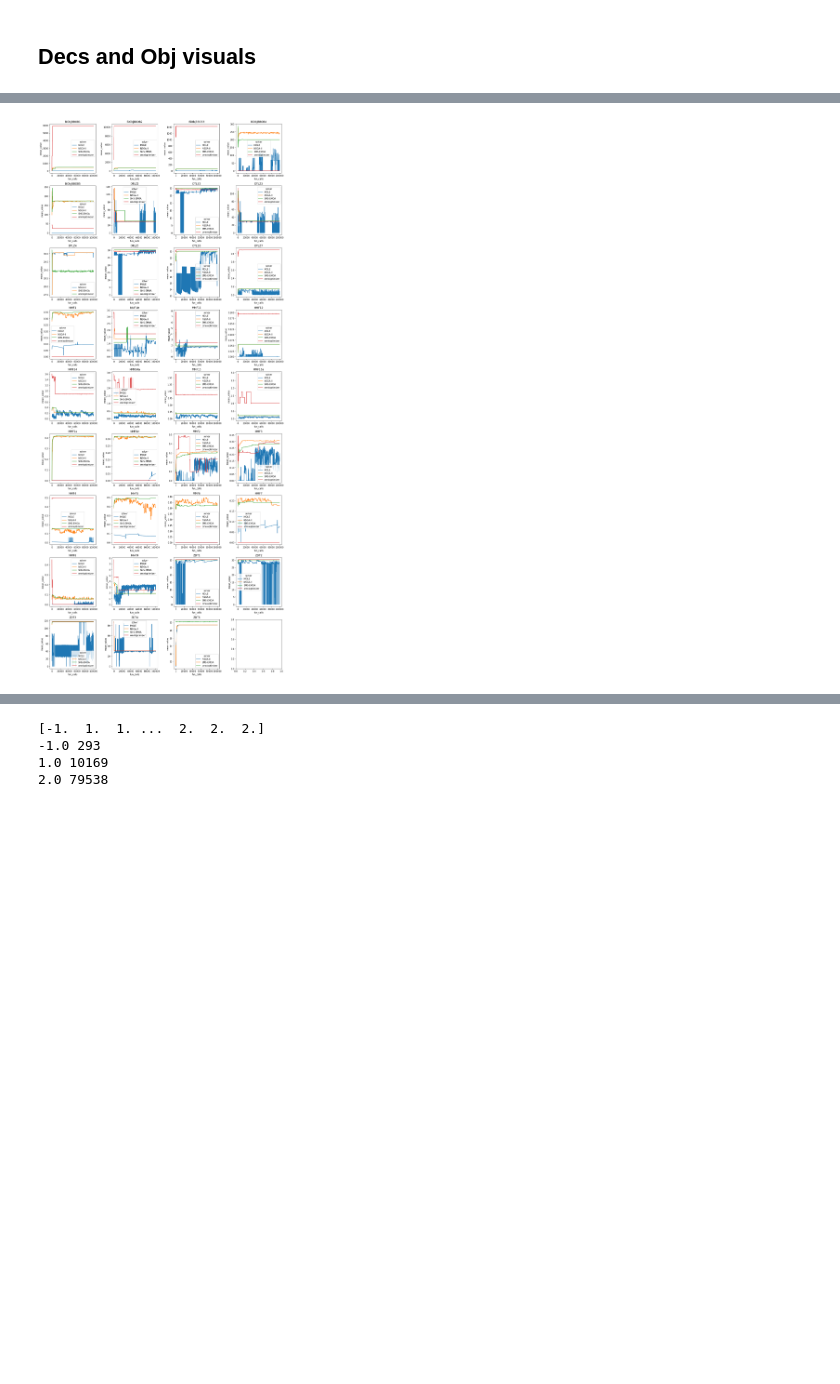
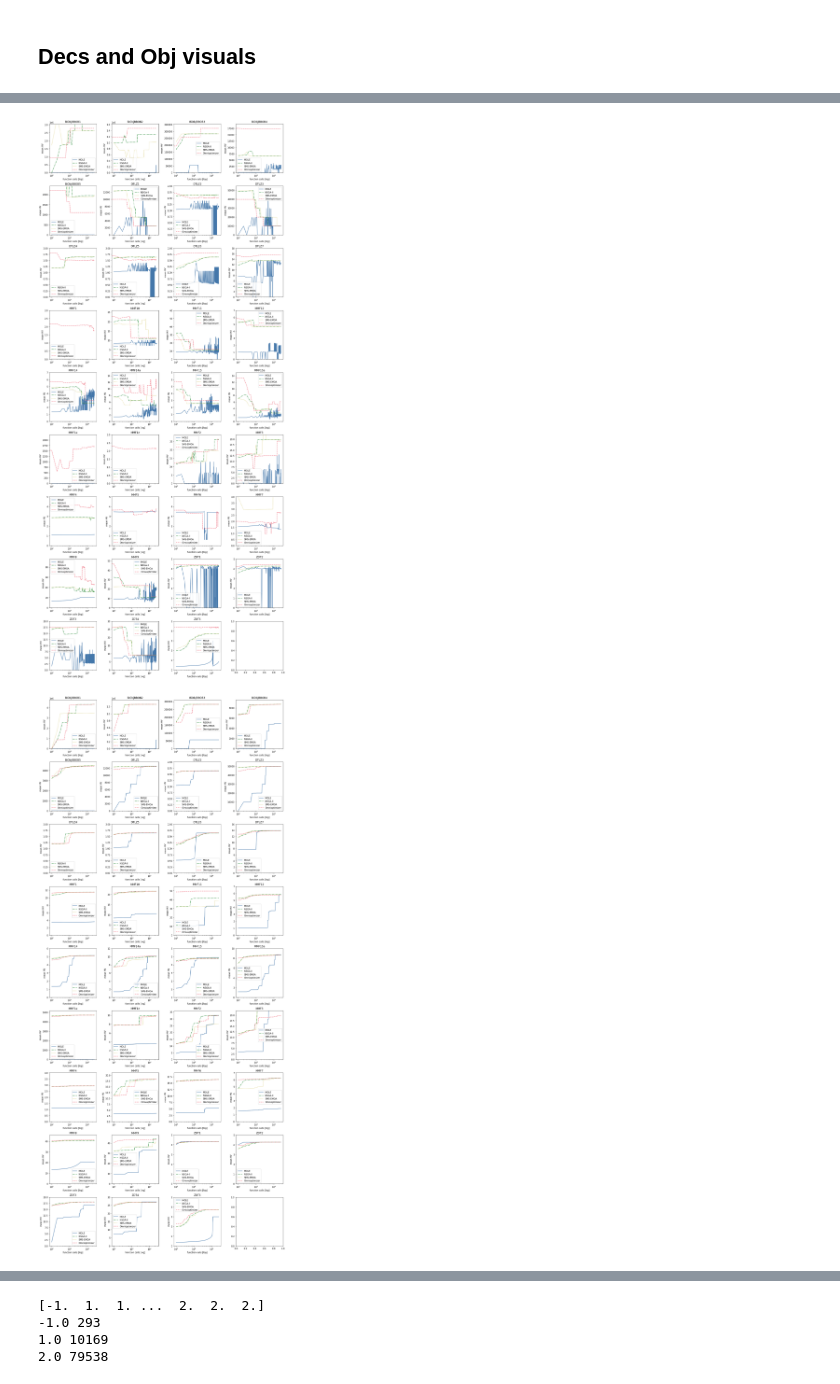
Before and after one commit to jeroenrook/BBE-experiments, a Jupyter notebook: experiments/03initialvisualisations/Analysis.ipynb, the cells around one changed output, grey strips where cells are left out. Saved outputs shown, nothing was run; the diff lists cells and outputs as text; code cells hidden in the pictures; blank space fills up the shorter version.

```diff
--- a/experiments/03initialvisualisations/Analysis.ipynb
+++ b/experiments/03initialvisualisations/Analysis.ipynb
@@ -55,5 +55,5 @@ df[df["solver"] == "omnioptimizer"]
 # %%
-tdf = df[(df["ABSE.HV.MEAN"] != 0) & (df["ABSE.JF.HV.MEAN"] == 0)]
+tdf = df
 tdf.groupby(["solver","instance"]).size().unstack("solver")
 # %% [output]
 | solver | MOLE | NSGA-II | SMS-EMOA | omnioptimizer |
@@ -77,9 +77,9 @@ tdf.groupby(["solver","instance"]).size().unstack("solver")
 # %%
 for solver, gdf in df.groupby("solver"):
-    metrics = gdf.columns[~gdf.columns.isin(["run", "seed", "Unnamed: 0", "solver", "instance", "configuration"])]
+    metrics = gdf.columns[gdf.columns.isin(["HV", "SP", "ABSEHVMEAN", "ABSEHVAUCMEAN", "ABSECUMHVMEAN", "ABSECUMHVAUCMEAN"])]
     fig, ax = plt.subplots(1, figsize=(9,9))
     ax.set_aspect('auto')
-    sns.heatmap(gdf[metrics].corr(), annot = True)
+    sns.heatmap(gdf[metrics].corr("spearman"), annot = True)
     ax.set_title(f"Correlation plot ({solver})")
     plt.tight_layout()
     plt.savefig(f"figures/correlations_{solver}.pdf")
@@ -245,21 +189,32 @@ df.head(5)
 # %%
-width = 4
-height = int(np.ceil(len(df["instance"].unique())/width))
+for target in ["abse","absec"]:
+    width = 4
+    height = int(np.ceil(len(df["instance"].unique())/width))
 
-fix, axs = plt.subplots(height, width, figsize=(4*width, 4*height))
+    fix, axs = plt.subplots(height, width, figsize=(4*width, 4*height))
 
-for figid, (instance, gdf) in enumerate(df[df["type"]=="abse"].sort_values("instance").groupby("instance")):
-    gdf = gdf.sort_values("solver")
-    #print(f"{figid}, {instance}")
-    i = figid // width
-    j = figid % width
-    ax = axs[i][j]
-    sns.lineplot(x="fun_calls", y="mean_value", hue="solver", ci=None, data=gdf, ax=ax)
-    ax.set_title(instance)
 
-fig.suptitle("ABSE mean per instance")
-plt.tight_layout()
-plt.savefig("figures/abse_mean_per_instance.pdf")
-plt.show()
+    for figid, (instance, gdf) in enumerate(df[df["type"]==target].sort_values("instance").groupby("instance")):
+        gdf = gdf.sort_values("solver")
+        #print(f"{figid}, {instance}")
+        i = figid // width
+        j = figid % width
+        ax = axs[i][j]
+        #sns.lineplot(x="fun_calls", y="mean_value", hue="solver", ci=None, data=gdf, ax=ax)
+        for solver, ggdf in gdf.groupby("solver"):
+            ggdf = ggdf.sort_values("fun_calls")
+            ax.plot(ggdf["fun_calls"], ggdf["mean_value"], **stylemap[solver])
+        ax.set_xlabel("function calls [log]")
+        ax.set_ylabel("mean HV")
+        ax.set_ylim(0, np.ceil(1.1*ggdf["mean_value"].max()))
+        ax.legend()
+        ax.set_xscale("log")
+        ax.set_title(instance)
+
+    fig.suptitle("ABSE mean per instance")
+    plt.tight_layout()
+    plt.savefig(f"figures/{target}_mean_per_instance.pdf")
+    plt.show()
 # %% [output]
-[figure, old version]
+[figure, new version]
+[figure, added]
```
Also changed, not shown: parts of 17 cells of this notebook, 15 other files.
